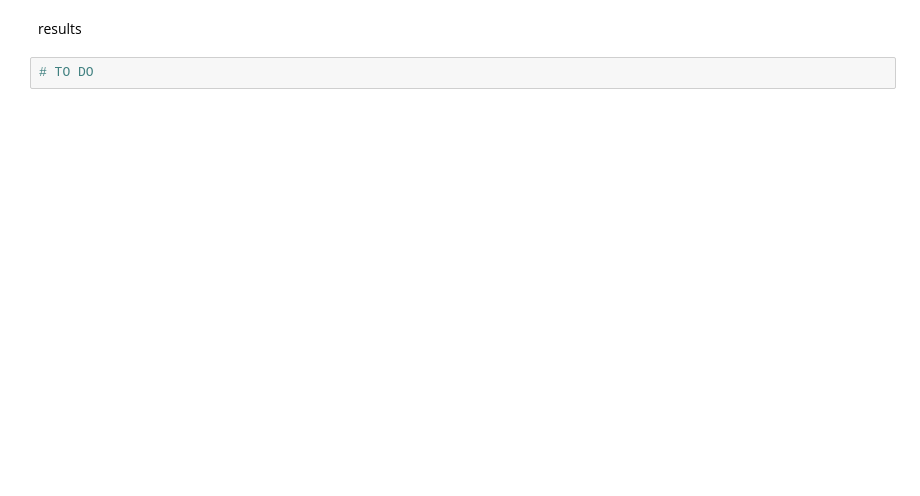
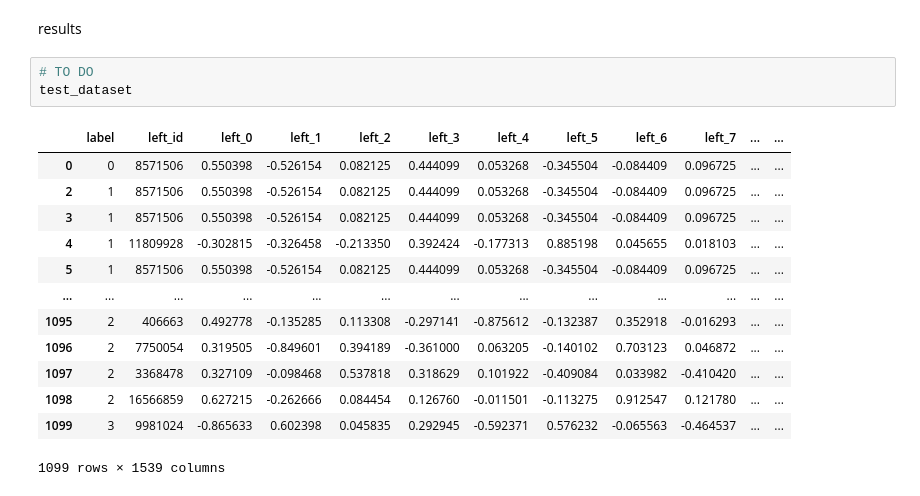
Before and after one commit to grant-TraDA/NLP-2022W, a Jupyter notebook: PROJECTS/E-commerce products_MOP/source/similarity_probing.ipynb, the cells around one changed output. Cells and saved outputs as stored; diff of their text form; blank space fills up the shorter version.

```diff
--- a/PROJECTS/E-commerce products_MOP/source/similarity_probing.ipynb
+++ b/PROJECTS/E-commerce products_MOP/source/similarity_probing.ipynb
@@ -143,3 +175,18 @@ modeling
 results
 # %%
 # TO DO
+test_dataset
+# %% [output]
+|  | label | left_id | left_0 | left_1 | left_2 | left_3 | left_4 | left_5 | left_6 | left_7 | ... | ... |
+| 0 | 0 | 8571506 | 0.550398 | -0.526154 | 0.082125 | 0.444099 | 0.053268 | -0.345504 | -0.084409 | 0.096725 | ... | ... |
+| 2 | 1 | 8571506 | 0.550398 | -0.526154 | 0.082125 | 0.444099 | 0.053268 | -0.345504 | -0.084409 | 0.096725 | ... | ... |
+| 3 | 1 | 8571506 | 0.550398 | -0.526154 | 0.082125 | 0.444099 | 0.053268 | -0.345504 | -0.084409 | 0.096725 | ... | ... |
+| 4 | 1 | 11809928 | -0.302815 | -0.326458 | -0.213350 | 0.392424 | -0.177313 | 0.885198 | 0.045655 | 0.018103 | ... | ... |
+| 5 | 1 | 8571506 | 0.550398 | -0.526154 | 0.082125 | 0.444099 | 0.053268 | -0.345504 | -0.084409 | 0.096725 | ... | ... |
+| ... | ... | ... | ... | ... | ... | ... | ... | ... | ... | ... | ... | ... |
+| 1095 | 2 | 406663 | 0.492778 | -0.135285 | 0.113308 | -0.297141 | -0.875612 | -0.132387 | 0.352918 | -0.016293 | ... | ... |
+| 1096 | 2 | 7750054 | 0.319505 | -0.849601 | 0.394189 | -0.361000 | 0.063205 | -0.140102 | 0.703123 | 0.046872 | ... | ... |
+| 1097 | 2 | 3368478 | 0.327109 | -0.098468 | 0.537818 | 0.318629 | 0.101922 | -0.409084 | 0.033982 | -0.410420 | ... | ... |
+| 1098 | 2 | 16566859 | 0.627215 | -0.262666 | 0.084454 | 0.126760 | -0.011501 | -0.113275 | 0.912547 | 0.121780 | ... | ... |
+| 1099 | 3 | 9981024 | -0.865633 | 0.602398 | 0.045835 | 0.292945 | -0.592371 | 0.576232 | -0.065563 | -0.464537 | ... | ... |
+1099 rows × 1539 columns
```
Also changed, not shown: parts of 19 cells of this notebook, 3 other files.
